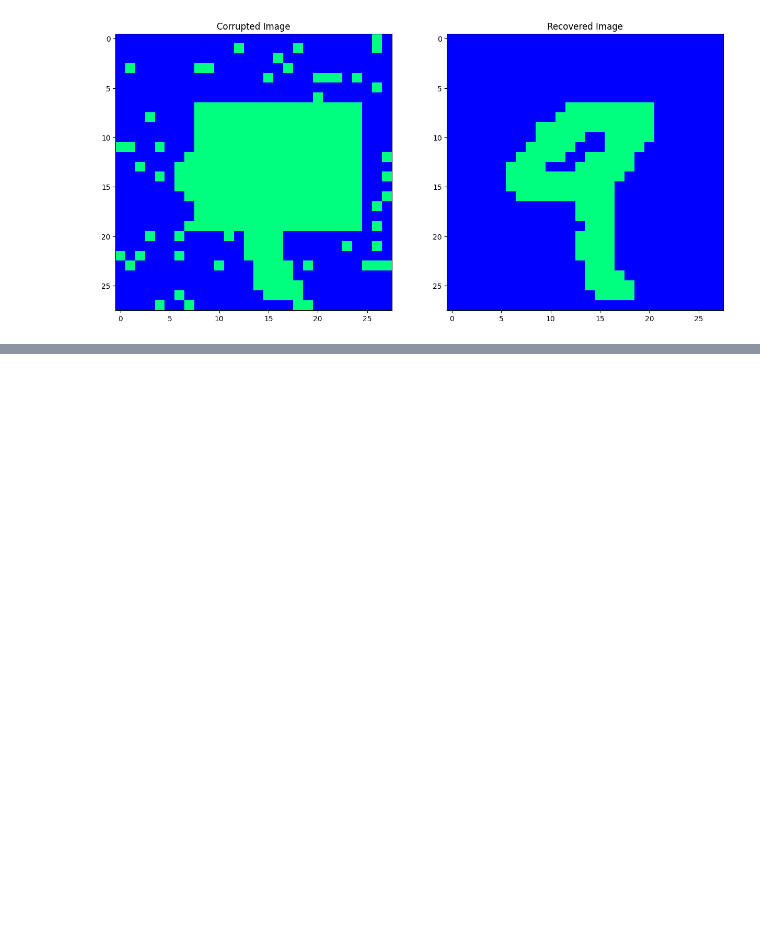
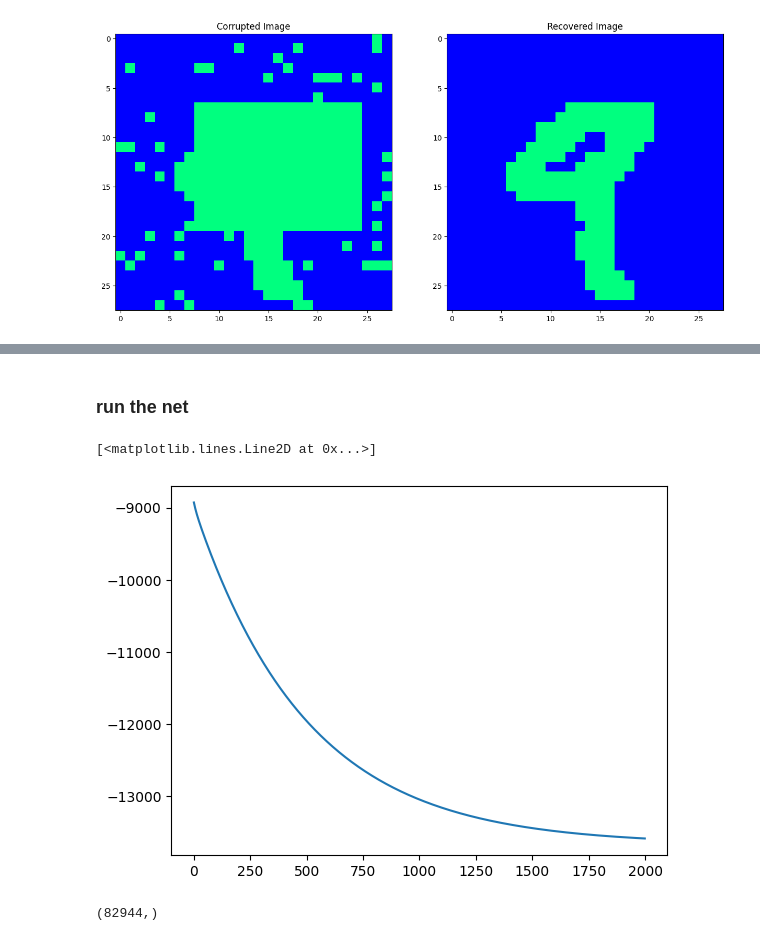
Before and after one commit to Shutian-Liang/Amari-hopfield-network, a Jupyter notebook: attractor.ipynb, the cells around one changed output, grey strips where cells are left out. Drawn from its saved outputs; the diff is of its cells as text; code cells hidden in the pictures; blank space fills up the shorter version.

```diff
--- a/attractor.ipynb
+++ b/attractor.ipynb
@@ -241,0 +400,17 @@ $$f_\mu(h) = softmax(h_\mu) = \frac{e^{h_\mu}}{\sum_{\mu}e^{h_\mu}}  ,        g_
+# %% [markdown]
+### run the net
+# %%
+net = ModernHopfieldNetwork(Patterns=data)
+sample = corrupted_image[retrieve_idx].reshape(-1,)
+net.initialize(sample=sample)
+# %%
+V_trace, E_trace = net.step(input=0)
+plt.plot(E_trace)
+# %% [output]
+[<matplotlib.lines.Line2D at 0x...>]
+[figure, added]
+# %%
+len(V_trace)
+V_trace[0].shape
+# %% [output]
+(82944,)
```
Also changed, not shown: parts of 5 cells of this notebook, 1 other file.
